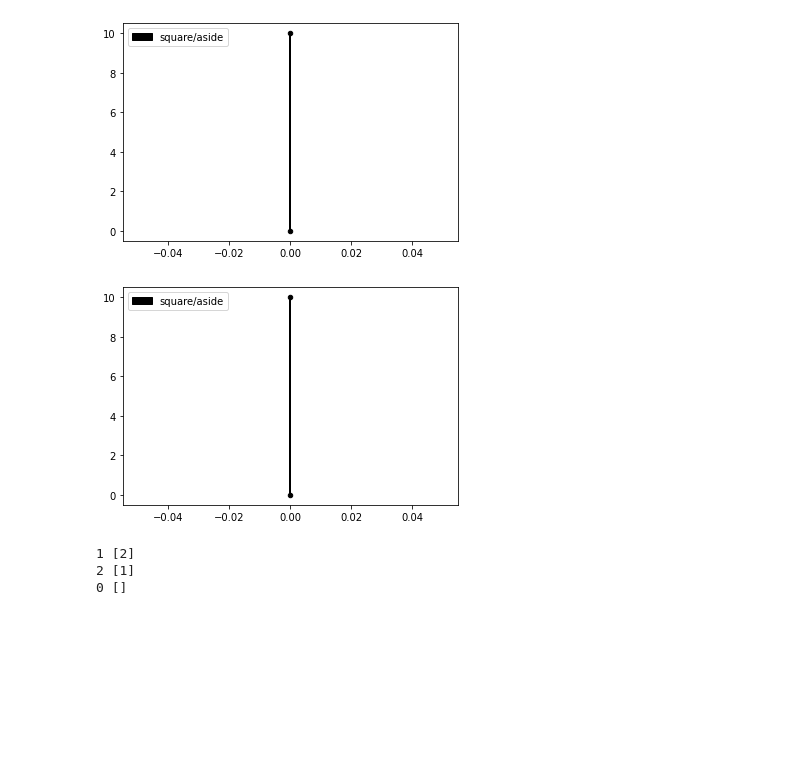
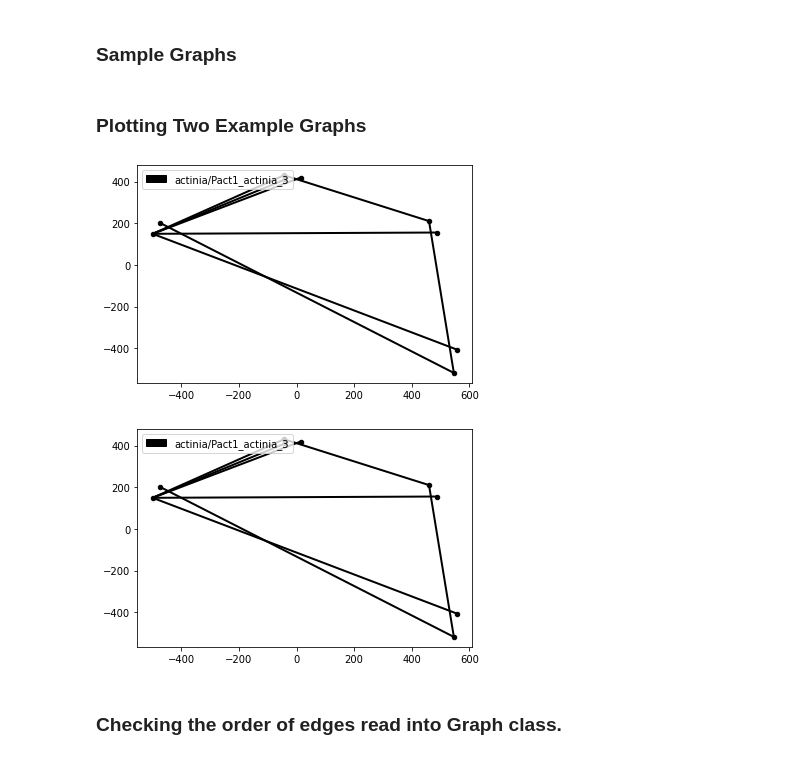
Before and after one commit to compgeomTU/will_rodman_thesis, a Jupyter notebook: sample_data/sample.ipynb, the cells around one changed output. Saved outputs shown, nothing was run; the diff lists cells and outputs as text; code cells hidden in the pictures; blank space fills up the shorter version.

```diff
--- a/sample_data/sample.ipynb
+++ b/sample_data/sample.ipynb
@@ -9,6 +9,8 @@ from TraversalDistance.FreeSpaceGraph import FreeSpaceGraph
 from TraversalDistance.Visualize import Visualize
 from TraversalDistance.BinarySearch import BinarySearch
 os.chdir('sample_data')
+# %% [markdown]
+### Sample Graphs
 # %%
 path = "square/aside"
 path = 'paris/vehicle'
@@ -19,21 +21,18 @@ path = "paris/arc_de_triomphe"
 path = "square/side"
 path = "actinia/Pact1_actinia_4"
 path = "actinia/Pact1_actinia_3"
-
-path = "square/aside"
+# %% [markdown]
+### Plotting Two Example Graphs
 # %%
-g = Graph(path, id=1)
+path_g = path_h = path
+
+g = Graph(path_g, id=1)
 g.Plot2MatPlotLib()
 
-h = Graph(path, id=2)
+h = Graph(path_h, id=2)
 h.Plot2MatPlotLib()
 # %% [output]
-[figure, old version]
+[figure, new version]
-[figure, old version]
+[figure, new version]
-# %%
-for node, link in g.nodeLink.items():
-    print(node, link)
-# %% [output]
-1 [2]
-2 [1]
-0 []
+# %% [markdown]
+### Checking the order of edges read into Graph class.
```
Also changed, not shown: parts of 10 cells of this notebook, 7 other files.
